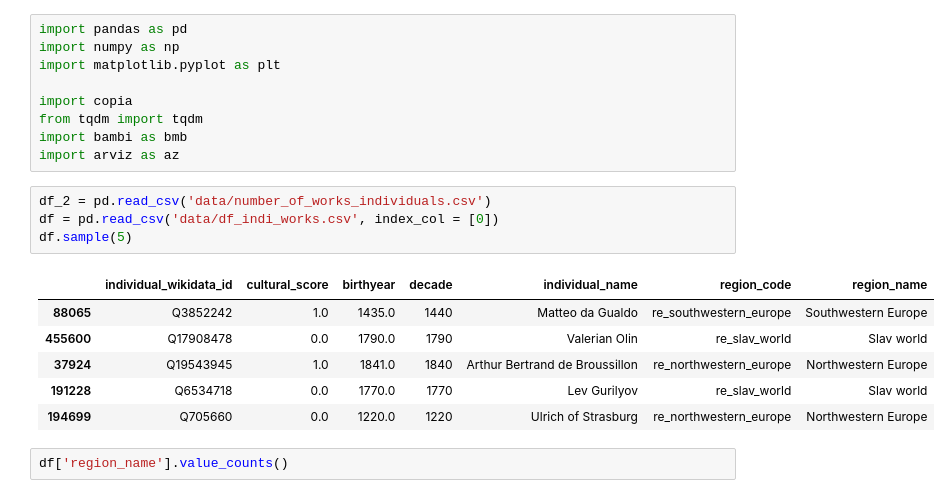
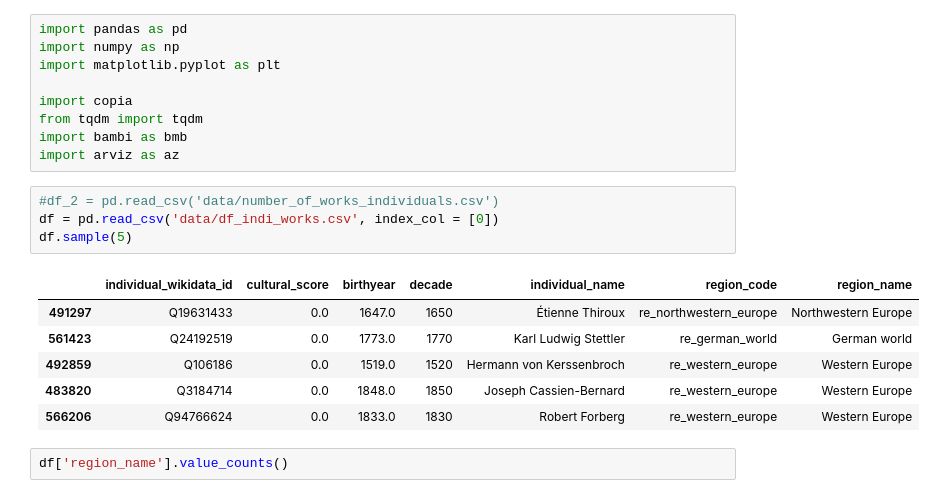
Before and after one commit to charlesdedampierre/cultura_project, a Jupyter notebook: unseen_species_model/bias.ipynb, the cells around one changed output. Saved outputs shown, nothing was run; the diff lists cells and outputs as text.

```diff
--- a/unseen_species_model/bias.ipynb
+++ b/unseen_species_model/bias.ipynb
@@ -8,16 +8,16 @@ from tqdm import tqdm
 import bambi as bmb
 import arviz as az
 # %%
-df_2 = pd.read_csv('data/number_of_works_individuals.csv')
+#df_2 = pd.read_csv('data/number_of_works_individuals.csv')
 df = pd.read_csv('data/df_indi_works.csv', index_col = [0])
 df.sample(5)
 # %% [output]
 |  | individual_wikidata_id | cultural_score | birthyear | decade | individual_name | region_code | region_name |
-| 88065 | Q3852242 | 1.0 | 1435.0 | 1440 | Matteo da Gualdo | re_southwestern_europe | Southwestern Europe |
-| 455600 | Q17908478 | 0.0 | 1790.0 | 1790 | Valerian Olin | re_slav_world | Slav world |
-| 37924 | Q19543945 | 1.0 | 1841.0 | 1840 | Arthur Bertrand de Broussillon | re_northwestern_europe | Northwestern Europe |
-| 191228 | Q6534718 | 0.0 | 1770.0 | 1770 | Lev Gurilyov | re_slav_world | Slav world |
-| 194699 | Q705660 | 0.0 | 1220.0 | 1220 | Ulrich of Strasburg | re_northwestern_europe | Northwestern Europe |
+| 491297 | Q19631433 | 0.0 | 1647.0 | 1650 | Étienne Thiroux | re_northwestern_europe | Northwestern Europe |
+| 561423 | Q24192519 | 0.0 | 1773.0 | 1770 | Karl Ludwig Stettler | re_german_world | German world |
+| 492859 | Q106186 | 0.0 | 1519.0 | 1520 | Hermann von Kerssenbroch | re_western_europe | Western Europe |
+| 483820 | Q3184714 | 0.0 | 1848.0 | 1850 | Joseph Cassien-Bernard | re_western_europe | Western Europe |
+| 566206 | Q94766624 | 0.0 | 1833.0 | 1830 | Robert Forberg | re_western_europe | Western Europe |
 # %%
 df['region_name'].value_counts()
 # %% [output]
```
Also changed, not shown: 4 other files.
